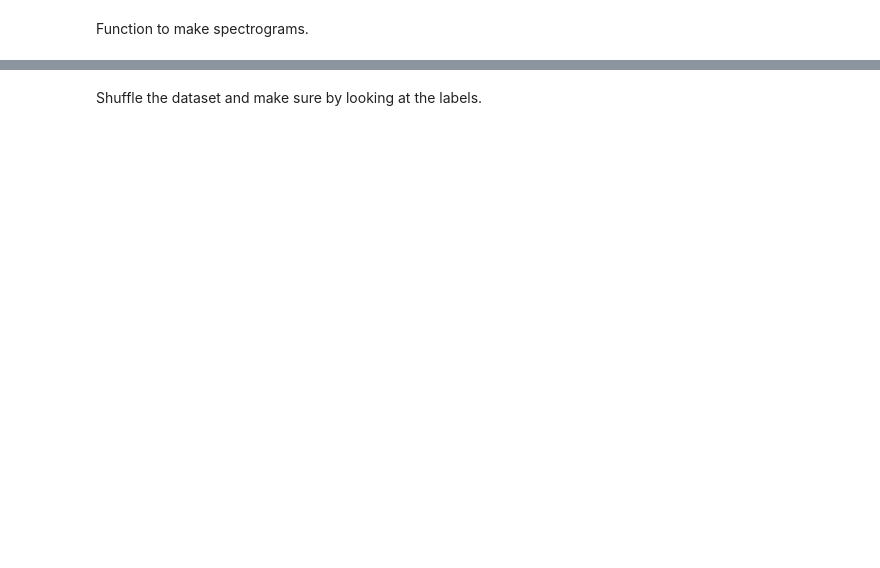
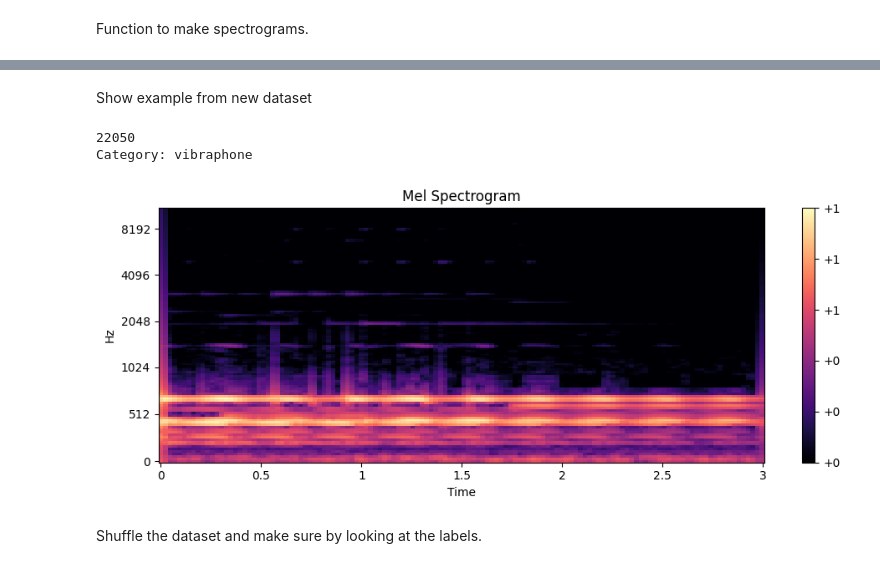
Before and after one commit to pedmur/AIS7, a Jupyter notebook: FinalAssignment/FinalFantasy(semester)VII.ipynb, the cells around one changed output, grey strips where cells are left out. Drawn from its saved outputs; the diff is of its cells as text; code cells hidden in the pictures; blank space fills up the shorter version.

Commit message:
Displaye example from dataset

```diff
--- a/FinalAssignment/FinalFantasy(semester)VII.ipynb
+++ b/FinalAssignment/FinalFantasy(semester)VII.ipynb
@@ -63,3 +86,30 @@ print(len(dataset))
+# %% [markdown]
+Show example from new dataset
+# %%
+CHOSEN_EXAMPLE = 1501
+
+print(dataset[0][2])
+print("Category: " + CATEGORIES[dataset[CHOSEN_EXAMPLE][1]])
+
+# Remove batch and channel dimensions
+spec = dataset[CHOSEN_EXAMPLE][0]
+spec = spec[0, :, :, 0]
+
+plt.figure(figsize=(10, 4))
+librosa.display.specshow(
+    spec,
+    x_axis="time",
+    y_axis="mel",
+    sr=dataset[CHOSEN_EXAMPLE][2]
+)
+plt.colorbar(format="%+2.0f")
+plt.title("Mel Spectrogram")
+plt.tight_layout()
+plt.show()
+# %% [output]
+22050
+Category: vibraphone
+[figure, added]
 # %% [markdown]
 Shuffle the dataset and make sure by looking at the labels.
 # %%
```
Also changed, not shown: parts of 5 cells of this notebook.
